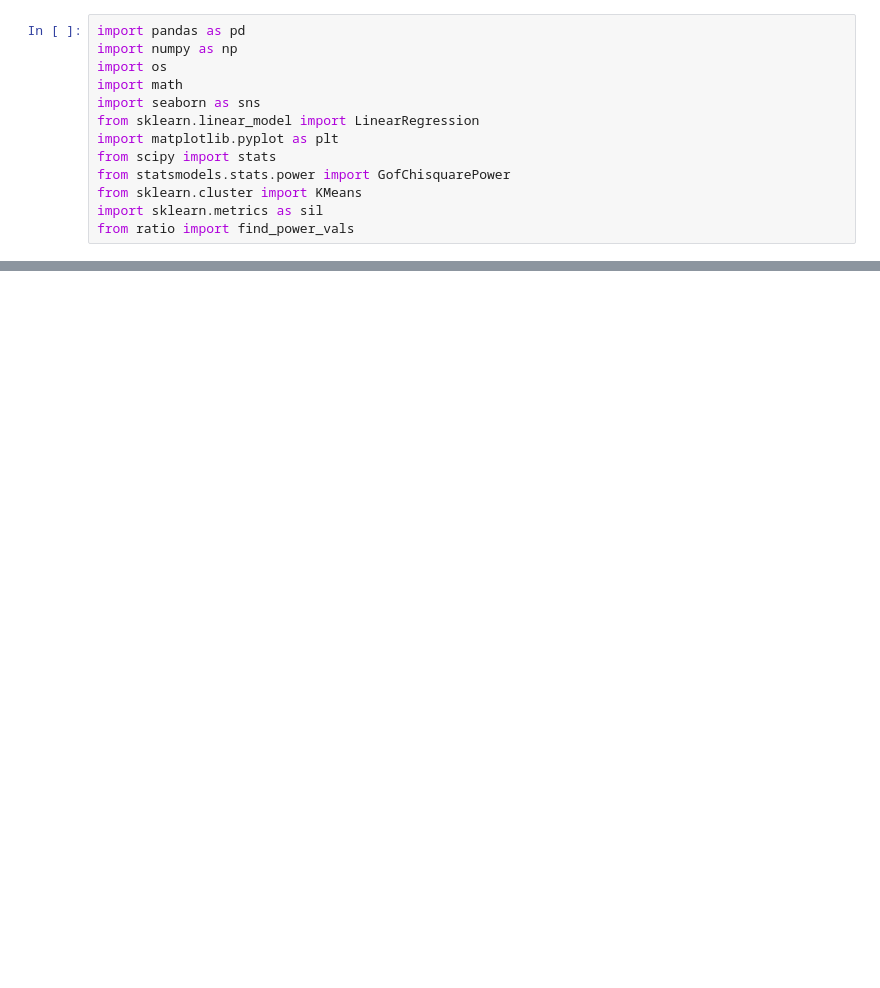
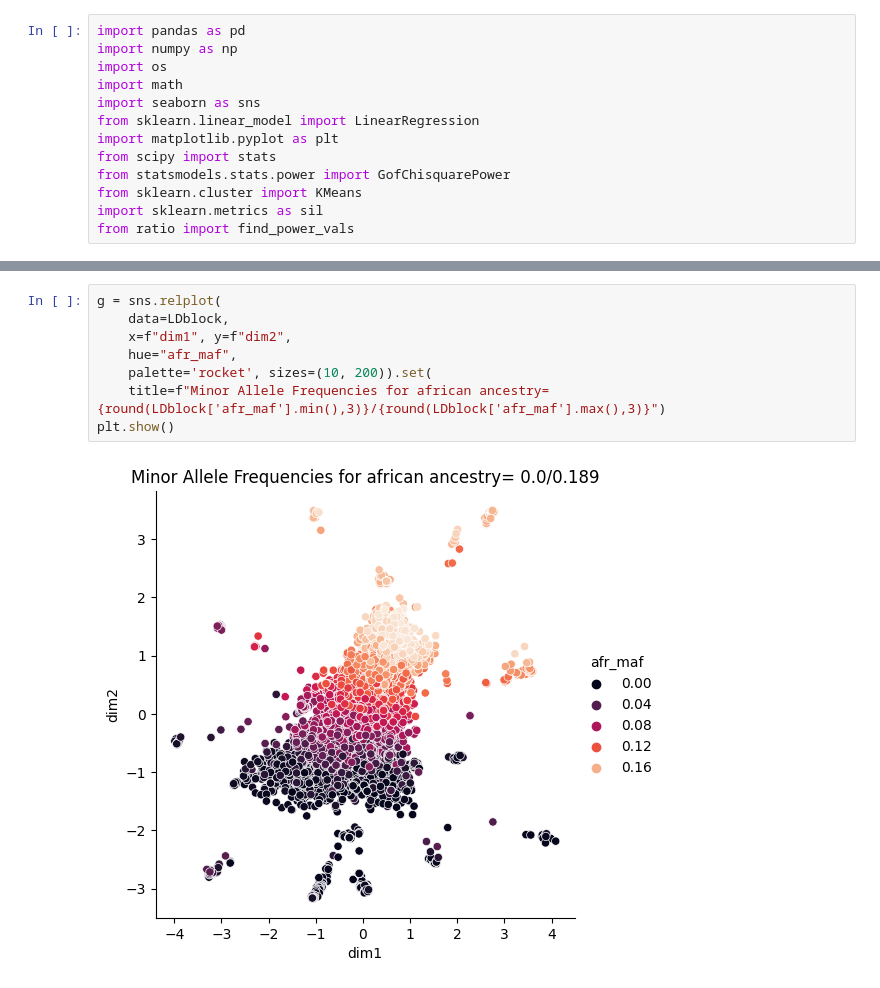
Before and after one commit to mat2m10/powercontrol, a Jupyter notebook: 09_Raw_LD_Clustering.ipynb, the cells around one changed output, grey strips where cells are left out. Drawn from its saved outputs; the diff is of its cells as text; blank space fills up the shorter version.

```diff
--- a/09_Raw_LD_Clustering.ipynb
+++ b/09_Raw_LD_Clustering.ipynb
@@ -37,0 +190,10 @@ FileNotFoundError: [Errno 2] No such file or directory: '../mnt/d/swampy_data/ge
+# %%
+g = sns.relplot(
+    data=LDblock,
+    x=f"dim1", y=f"dim2",
+    hue="afr_maf",
+    palette='rocket', sizes=(10, 200)).set(
+    title=f"Minor Allele Frequencies for african ancestry= {round(LDblock['afr_maf'].min(),3)}/{round(LDblock['afr_maf'].max(),3)}")
+plt.show()
+# %% [output]
+[figure, added]
```
Also changed, not shown: parts of 42 cells of this notebook.
